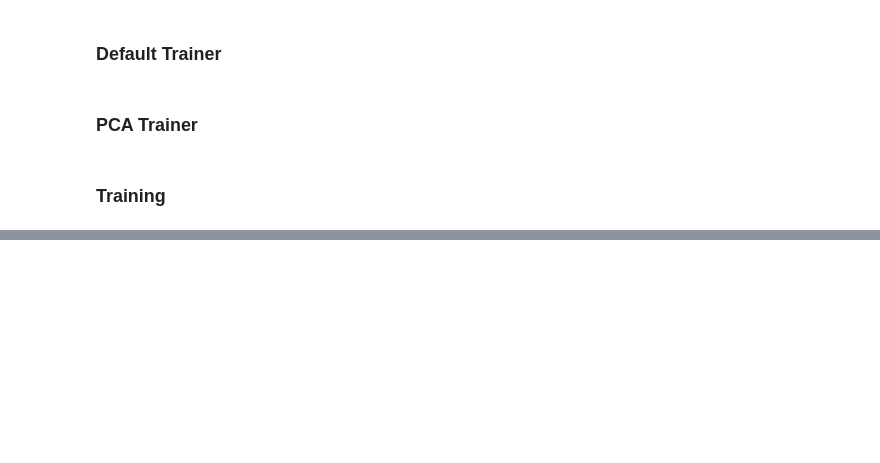
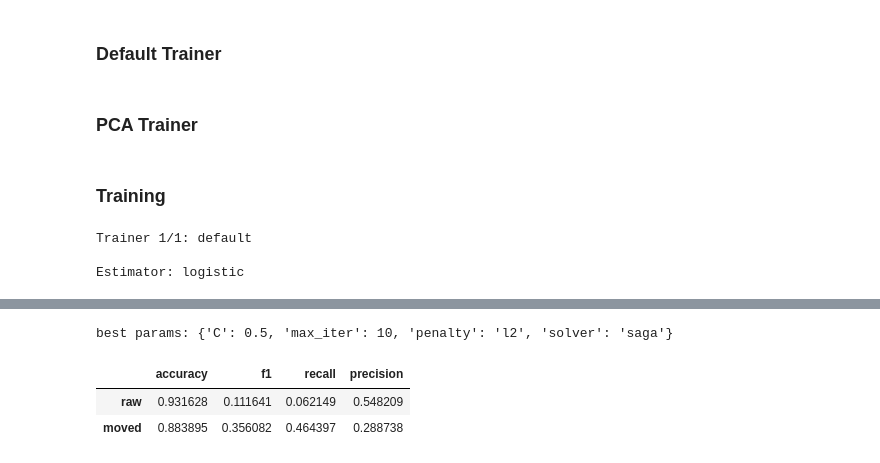
Before and after one commit to ramesaliyev/ai-heart-disease-prediction, a Jupyter notebook: model.ipynb, the cells around one changed output, grey strips where cells are left out. Saved outputs shown, nothing was run; the diff lists cells and outputs as text; code cells hidden in the pictures; blank space fills up the shorter version.

Commit message:
implement scores table

```diff
--- a/model.ipynb
+++ b/model.ipynb
@@ -631,7 +703,6 @@ class Model:
                 score = score_fns[self.score_fn](Y_true, pred)
 
                 if score > moved_score:
-                    print('got')
                     moved_pred = pred
                     moved_score = score
                     moved_threshold = threshold
@@ -644,20 +715,17 @@ class Model:
             result['moved_threshold'] = moved_threshold
 
     def _set_best_result(self):
-        total_score = 0
         best_score = -1
         best_result = None
 
         for result in self.results:
             score = result['scores'][self.score_type][self.score_fn]
 
-            total_score += score
             if score > best_score:
                 best_score = score
                 best_result = result
 
         self.best_result = best_result
-        self.score_mean = total_score / len(self.results)
 # %%
 class Trainer:
     def __init__(self, name, data, target, scoring, n_splits, test_size, seed, prep_params=None):
@@ -776,16 +844,12 @@ class Trainer:
 
     def get_scores_df(self, name):
         model = getattr(self, name)
-        stats = model.best_stats
+        result = model.best_result
 
-        # collect stats
-        cols = ['accuracy', 'f1', 'recall', 'precision']
-        values = [[stats[col] for col in cols]]
-        index = [name]
-
-        # additional stats
-        cols += [f'mean {self.scoring}']
-        values[0] += [model.mean_score]
+        scores = model.scores
+        index = list(scores.keys())
+        cols = list(scores[index[0]].keys())
+        values = [[val for val in vals.values()] for vals in scores.values()]
 
         return pd.DataFrame(values, index, cols)
 # %%
@@ -1158,8 +1230,12 @@ for (trainer_name, trainer, model_name, model) in set_trainer.run_all_trainers(*
 
     # Show stats.
     print()
-    #trainer.get_scores_df(model_name).head()
+    trainer.get_scores_df(model_name).head()
     print()
 
     # Show predicts.
     #trainer.get_results_df(model_name, ascending=True).head()
+# %% [output]
+Trainer 1/1: default
+
+Estimator: logistic
@@ -1165,0 +1243,4 @@ for (trainer_name, trainer, model_name, model) in set_trainer.run_all_trainers(*
+best params: {'C': 0.5, 'max_iter': 10, 'penalty': 'l2', 'solver': 'saga'}
+|  | accuracy | f1 | recall | precision |
+| raw | 0.931628 | 0.111641 | 0.062149 | 0.548209 |
+| moved | 0.883895 | 0.356082 | 0.464397 | 0.288738 |
```
Also changed, not shown: parts of 9 cells of this notebook.
